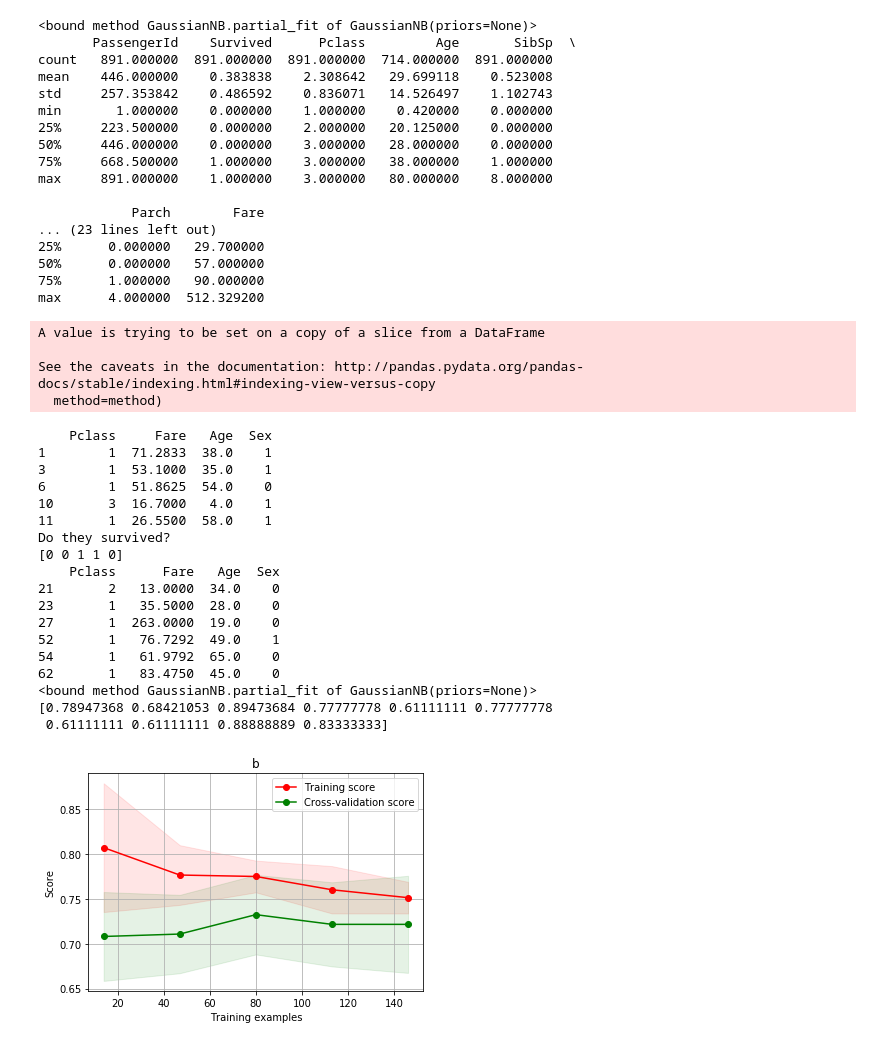
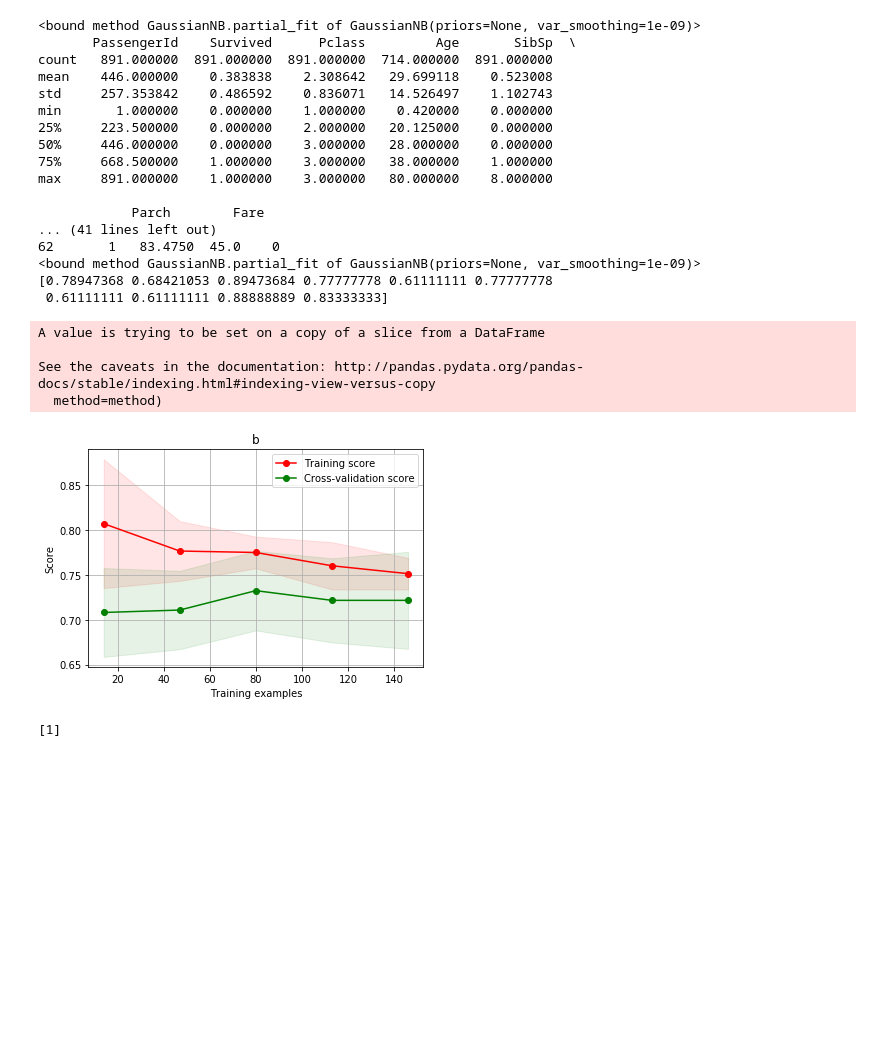
Before and after one commit to far-eastern-federal-university/Mr-Bayes, a Jupyter notebook: байес (1).ipynb, the cells around one changed output. Drawn from its saved outputs; the diff is of its cells as text; code cells hidden in the pictures; blank space fills up the shorter version.

Commit message:
Linear Discriminant Analysis

```diff
--- a/байес (1).ipynb
+++ b/байес (1).ipynb
@@ -190,55 +183,41 @@ plt.fill_between(train_sizes, train_scores_mean - train_scores_std,
                      color="r")
 
 plt.fill_between(train_sizes, test_scores_mean - test_scores_std,
                      test_scores_mean + test_scores_std, alpha=0.1, color="g")
 plt.plot(train_sizes, train_scores_mean, 'o-', color="r",
              label="Training score")
 plt.plot(train_sizes, test_scores_mean, 'o-', color="g",
              label="Cross-validation score")
 
 plt.legend(loc="best")
 
 plt.show()
 
 #Линейный дискриминант Фишера
+clf = LinearDiscriminantAnalysis()
+clf.fit(X, Y)
+print(np.array(clf.predict([X.loc[1]])))
 # %% [output]
-<bound method GaussianNB.partial_fit of GaussianNB(priors=None)>
+<bound method GaussianNB.partial_fit of GaussianNB(priors=None, var_smoothing=1e-09)>
        PassengerId    Survived      Pclass         Age       SibSp  \
 count   891.000000  891.000000  891.000000  714.000000  891.000000
 mean    446.000000    0.383838    2.308642   29.699118    0.523008
 std     257.353842    0.486592    0.836071   14.526497    1.102743
 min       1.000000    0.000000    1.000000    0.420000    0.000000
 25%     223.500000    0.000000    2.000000   20.125000    0.000000
 50%     446.000000    0.000000    3.000000   28.000000    0.000000
 75%     668.500000    1.000000    3.000000   38.000000    1.000000
 max     891.000000    1.000000    3.000000   80.000000    8.000000
 
             Parch        Fare
-... (23 lines left out)
-25%      0.000000   29.700000
-50%      0.000000   57.000000
-75%      1.000000   90.000000
-max      4.000000  512.329200
+... (41 lines left out)
+62       1   83.4750  45.0    0
+<bound method GaussianNB.partial_fit of GaussianNB(priors=None, var_smoothing=1e-09)>
+[0.78947368 0.68421053 0.89473684 0.77777778 0.61111111 0.77777778
+ 0.61111111 0.61111111 0.88888889 0.83333333]
 A value is trying to be set on a copy of a slice from a DataFrame
 
 See the caveats in the documentation: http://pandas.pydata.org/pandas-docs/stable/indexing.html#indexing-view-versus-copy
   method=method)
+[figure]
-    Pclass     Fare   Age  Sex
-1        1  71.2833  38.0    1
-3        1  53.1000  35.0    1
-6        1  51.8625  54.0    0
-10       3  16.7000   4.0    1
-11       1  26.5500  58.0    1
-Do they survived?
-[0 0 1 1 0]
-    Pclass      Fare   Age  Sex
-21       2   13.0000  34.0    0
-23       1   35.5000  28.0    0
-27       1  263.0000  19.0    0
-52       1   76.7292  49.0    1
-54       1   61.9792  65.0    0
-62       1   83.4750  45.0    0
-<bound method GaussianNB.partial_fit of GaussianNB(priors=None)>
-[0.78947368 0.68421053 0.89473684 0.77777778 0.61111111 0.77777778
- 0.61111111 0.61111111 0.88888889 0.83333333]
+[1]
-[figure]
```
Also changed, not shown: parts of 1 cell of this notebook.
